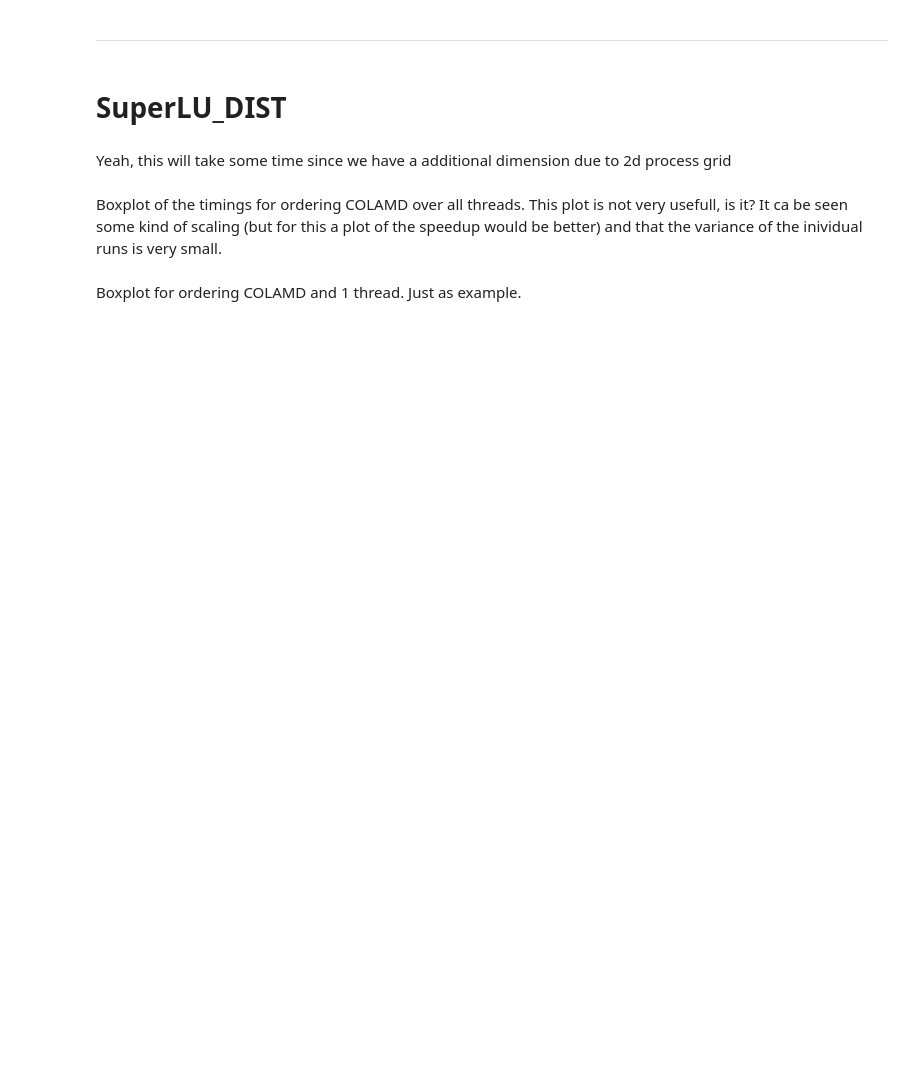
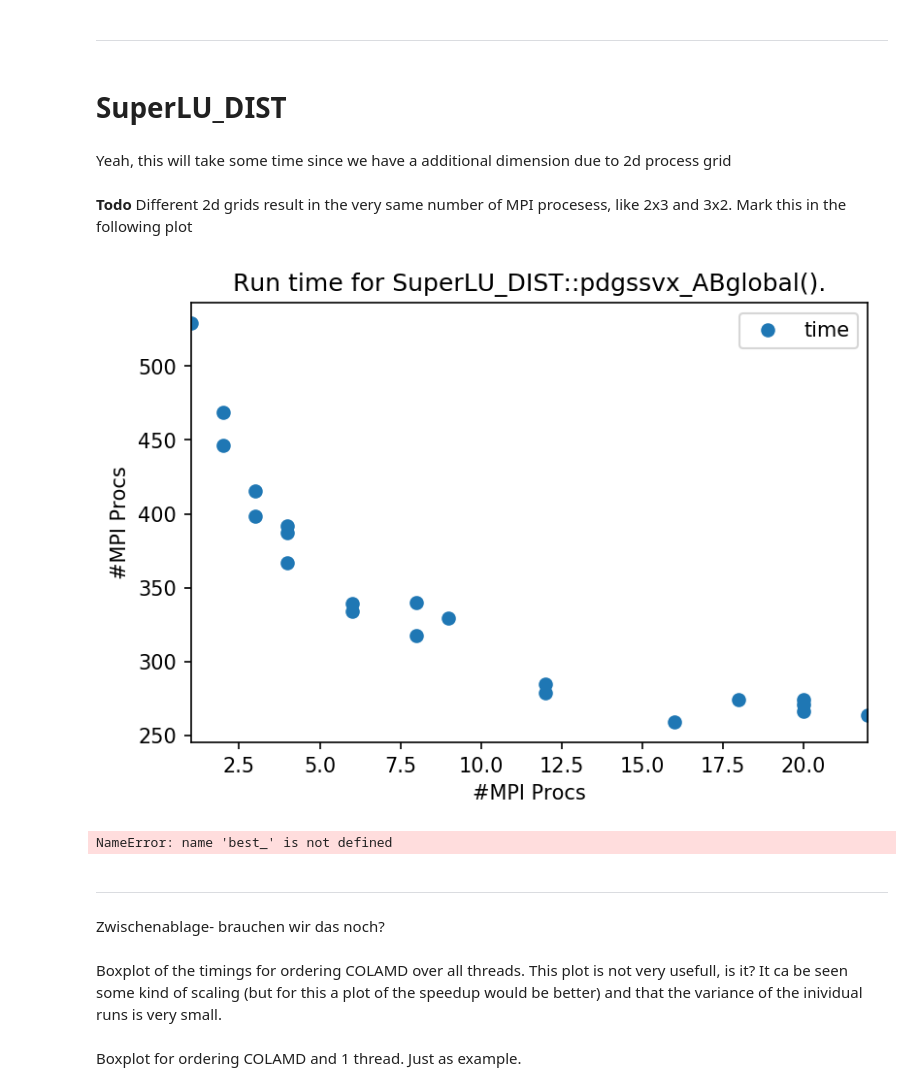
Before and after one commit to mflehmig/SuperLUbench, a Jupyter notebook: doc/SuperLUbench.ipynb, the cells around one changed output. Cells and saved outputs as stored; diff of their text form; code cells hidden in the pictures; blank space fills up the shorter version.

```diff
--- a/doc/SuperLUbench.ipynb
+++ b/doc/SuperLUbench.ipynb
@@ -197,7 +214,7 @@ def get_tstats(df, spec, runs=11):
     ret = []
     threads = []
     l = 1;
-    u = l+runs-2
+    u = l+runs-1
     for i in range(int(df['#Threads'].min()), int(df['#Threads'].max())+1):
         threads.append(i)
         mean = df[spec][l:u].mean()
@@ -206,8 +223,10 @@ def get_tstats(df, spec, runs=11):
         std = df[spec][l:u].std()
         ret.append([mean, mini, maxi, std])
         # Update l and u
+        # print(l, ", ", u)
         l += runs+1
-        u = l+runs-2
+        u = l+runs-1
+
     return threads,ret
 # %% [markdown]
 Read in the csv files holding the statistics.
@@ -309,6 +366,55 @@ plt.show()
 # SuperLU_DIST
 # %% [markdown]
 Yeah, this will take some time since we have a additional dimension due to 2d process grid
+# %%
+sludist_ata = pd.read_csv(dir_60F+'/hqp3_60_Full_SuperLU_DIST_MMD_ATA.csv',skipinitialspace=True)
+# %%
+def condense_df(df, runs=5):
+    """"Condense DataFrame in the sense, that it holds the mean run time for a process grid, not the several individual run times.
+        Omit first run for every process grid configuration.
+        Assume no empty lines between blocks of fixed grid size.
+
+    Args:
+        df (pandas.dataFrame):
+        runs (int, optional): Number of runs for a fixed number of threads.
+
+    Returns:
+        DataFrame with mean timings in ms.
+    """
+    rows = []
+    l = 1;
+    u = l+runs-1
+    for i in range(0,df.shape[0]/runs):
+        rows.append((df['#MPI Procs'][l], df['nrow'][l], df['ncol'][l], df['pdgssvx_Abglobal'][l:u].mean()/1000))
+        # Update l and u
+        #print("l ", l, " u ", u)
+        l += runs
+        u = l+runs-1
+
+    cols = ['#MPI Procs', 'nrows', 'ncols', 'time']
+    return pd.DataFrame.from_records(rows, columns=cols)
+# %%
+dfc = condense_df(sludist_ata, 5)
+# %% [markdown]
+**Todo** Different 2d grids result in the very same number of MPI procesess, like 2x3 and 3x2. Mark this in the following plot
+# %%
+dfc.plot(x='#MPI Procs', y='time', style='o')
+plt.ylabel('Run time [ms]')
+plt.ylabel('#MPI Procs')
+legend = plt.legend(loc='best')
+plt.title('Run time for SuperLU_DIST::pdgssvx_ABglobal().')
+#ax.set(xlabel="#Iter", ylabel="Ruasn time [ms]")
+plt.show()
+# %% [output]
+[figure, added]
+# %%
+best_
+# %% [output]
+NameError: name 'best_' is not defined
+# %% [markdown]
+----
+# %% [markdown]
+Zwischenablage- brauchen wir das noch?
 # %% [markdown]
 Boxplot of the timings for ordering COLAMD over all threads. This plot is not very usefull, is it?
 It ca be seen some kind of scaling (but for this a plot of the speedup would be better) and that the variance of the inividual runs is very small.
```
Also changed, not shown: parts of 16 cells of this notebook.
